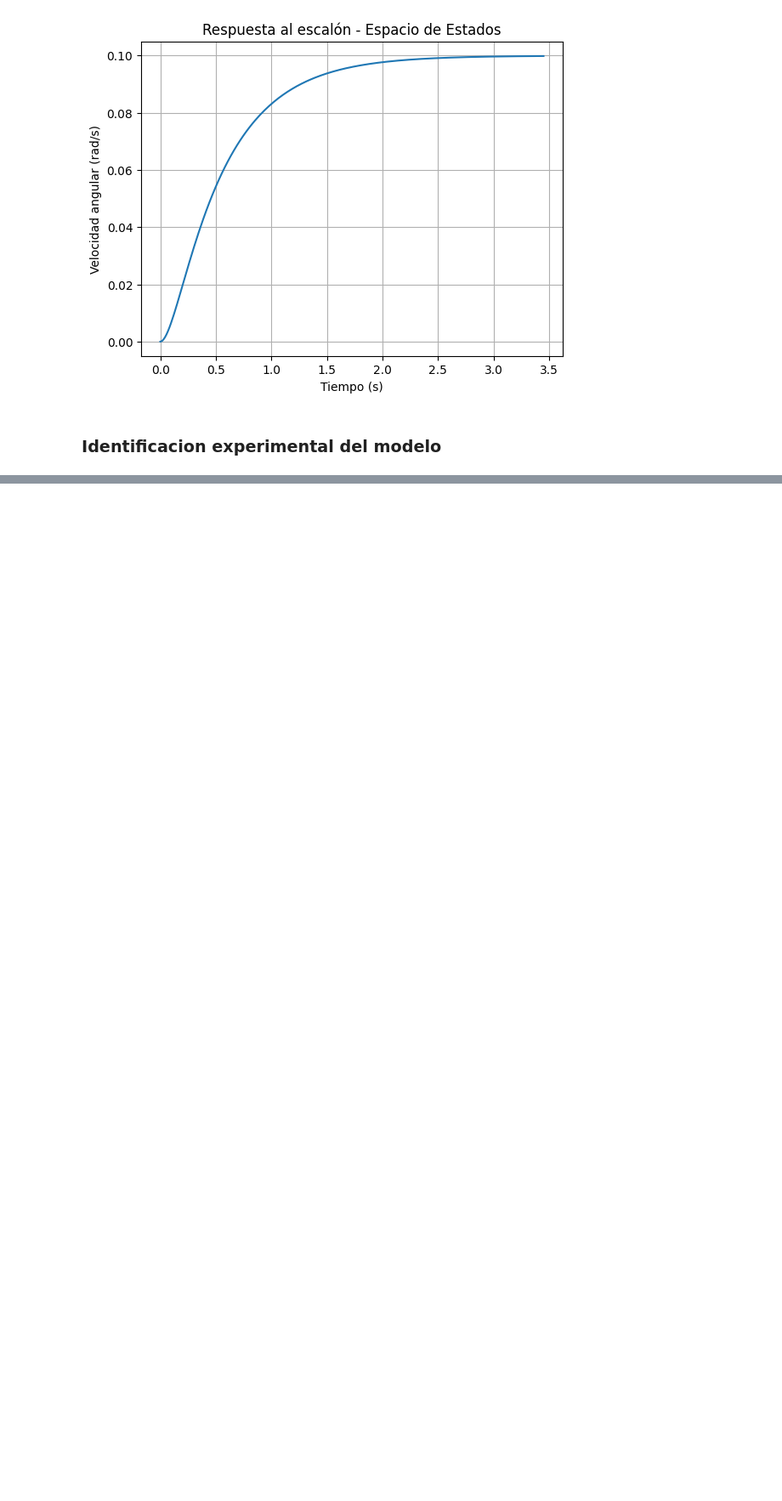
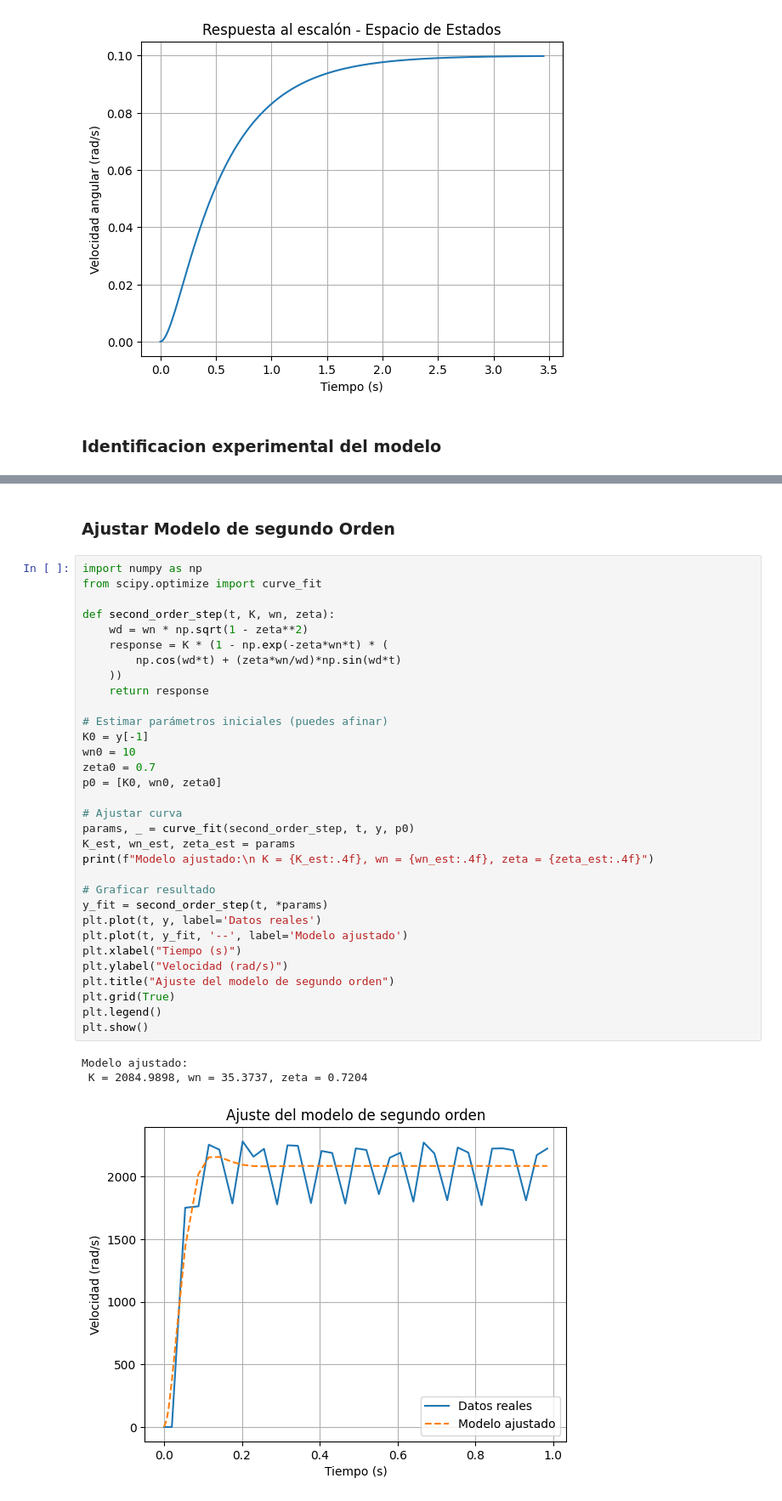
Before and after one commit to jbcgames/Trabajo-final-control, a Jupyter notebook: Resultados.ipynb, the cells around one changed output, grey strips where cells are left out. Shown at 85% size. Cells and saved outputs as stored; diff of their text form; blank space fills up the shorter version.

```diff
--- a/Resultados.ipynb
+++ b/Resultados.ipynb
@@ -114,0 +115,38 @@ FileNotFoundError: [Errno 2] No such file or directory: 'datos_rpm.csv'
+# %% [markdown]
+### Ajustar Modelo de segundo Orden
+# %%
+import numpy as np
+from scipy.optimize import curve_fit
+
+def second_order_step(t, K, wn, zeta):
+    wd = wn * np.sqrt(1 - zeta**2)
+    response = K * (1 - np.exp(-zeta*wn*t) * (
+        np.cos(wd*t) + (zeta*wn/wd)*np.sin(wd*t)
+    ))
+    return response
+
+# Estimar parámetros iniciales (puedes afinar)
+K0 = y[-1]
+wn0 = 10
+zeta0 = 0.7
+p0 = [K0, wn0, zeta0]
+
+# Ajustar curva
+params, _ = curve_fit(second_order_step, t, y, p0)
+K_est, wn_est, zeta_est = params
+print(f"Modelo ajustado:\n K = {K_est:.4f}, wn = {wn_est:.4f}, zeta = {zeta_est:.4f}")
+
+# Graficar resultado
+y_fit = second_order_step(t, *params)
+plt.plot(t, y, label='Datos reales')
+plt.plot(t, y_fit, '--', label='Modelo ajustado')
+plt.xlabel("Tiempo (s)")
+plt.ylabel("Velocidad (rad/s)")
+plt.title("Ajuste del modelo de segundo orden")
+plt.grid(True)
+plt.legend()
+plt.show()
+# %% [output]
+Modelo ajustado:
+ K = 2084.9898, wn = 35.3737, zeta = 0.7204
+[figure, added]
```
Also changed, not shown: parts of 32 cells of this notebook, 6 other files.
